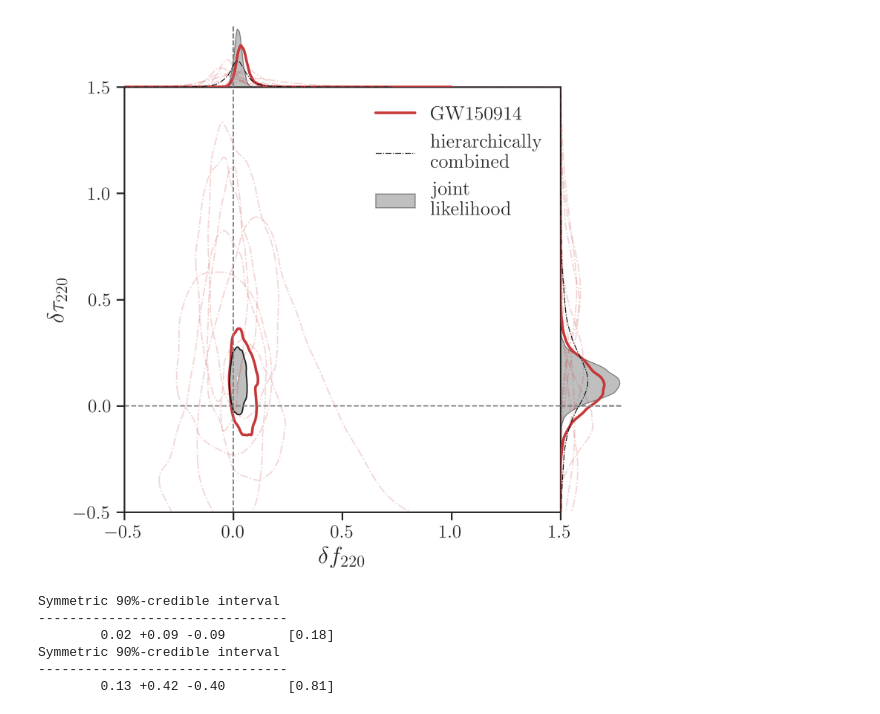
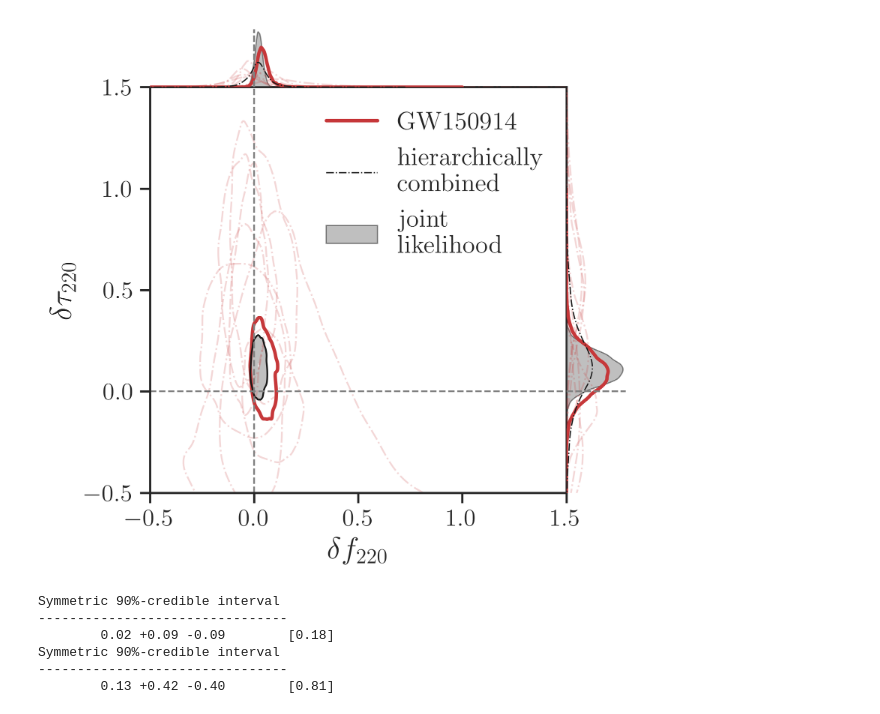
Before and after one commit to abhirup-ghosh/spinqnm, a Jupyter notebook: data/rin/plot_pseob_results_mit_O1O2.ipynb, the cells around one changed output. Cells and saved outputs as stored; diff of their text form; code cells hidden in the pictures.

```diff
--- a/data/rin/plot_pseob_results_mit_O1O2.ipynb
+++ b/data/rin/plot_pseob_results_mit_O1O2.ipynb
@@ -72,7 +75,8 @@ dtau_220_min = -0.5
 dtau_220_max = 1.5
 tick_pos = np.linspace(df_220_min, df_220_max, num=5)
 
-fig = plt.figure(dpi=150, figsize=utils.figsize_square) # Make a square plot
+#fig = plt.figure(dpi=150, figsize=utils.figsize_square) # Make a square plot
+fig = plt.figure(figsize=(5,5), dpi=200)
 gs = fig.add_gridspec(ncols=2, nrows=2, width_ratios=[7,1], height_ratios=[1,7])
 # Tune the plot settings
 ax_joint = fig.add_subplot(gs[1,0])
@@ -143,34 +147,34 @@ ax_dtau_220.plot(dtau_220_hier_pdf, dtau_220_hier_pts, linewidth=0.7*linewidth,
 domega220_comb = np.loadtxt("combined_samples/{param}_comb.dat.gz".format(param="domega_220"))
 dtau220_comb = np.loadtxt("combined_samples/{param}_comb.dat.gz".format(param="dtau_220"))
 
 
 # domega_220
 df_220_comb_pts, df_220_comb_pdf = kde_helper(domega220_comb)
 ax_df_220.fill(df_220_comb_pts, df_220_comb_pdf, linewidth=0.7*linewidth, facecolor='grey', edgecolor='k', alpha=0.5, label="joint\nlikelihood")
 # dtau_220
 dtau_220_comb_pts, dtau_220_comb_pdf = kde_helper(dtau220_comb)
 ax_dtau_220.fill(dtau_220_comb_pdf, dtau_220_comb_pts, linewidth=0.7*linewidth, facecolor='grey', edgecolor='k', alpha=0.5)
 
 choice = np.random.choice(len(domega220_comb), size=5000)
 x_train = domega220_comb[choice]
 y_train = dtau220_comb[choice]
 utils.kdeplot_2d_clevels(x_train, y_train, levels=[0.90], xlow=prior_dict["domega_220-min"][event], xhigh=prior_dict["domega_220-max"][event], ylow=prior_dict["dtau_220-min"][event], yhigh=prior_dict["dtau_220-max"][event], ax=ax_joint, linewidths=[1.0], colors=['k'])
 utils.kdeplot_2d_clevels_contourf(x_train, y_train, levels=[0.90, 0.01], xlow=prior_dict["domega_220-min"][event], xhigh=prior_dict["domega_220-max"][event], ylow=prior_dict["dtau_220-min"][event], yhigh=prior_dict["dtau_220-max"][event], ax=ax_joint, linewidths=[1.0], colors=['grey'], alpha=0.5)
 
 
 
 ax_joint.set_xlim(df_220_min, df_220_max)
 ax_joint.set_ylim(dtau_220_min, dtau_220_max)
 ax_df_220.set_ylim(bottom=0.0)
 ax_dtau_220.set_xlim(left=0.0)
 ax_df_220.axis("off")
 ax_dtau_220.axis("off")
 
 ax_joint.legend(*ax_df_220.get_legend_handles_labels(), loc=1, frameon=False,prop={'size': 15})
 plt.savefig("../../papers/intro_paper/figures/rin_pseob_results_v2.pdf", bbox_inches="tight")
 plt.savefig("../../papers/intro_paper/figures/rin_pseob_results_v2.png", bbox_inches="tight")
 # %% [output]
-[figure, old version]
+[figure, new version]
 # %%
 def ComputeSymCIedges(samples, ci=0.9):
     """ Symmetric CI.
```
Also changed, not shown: parts of 12 cells of this notebook, 5 other files.
